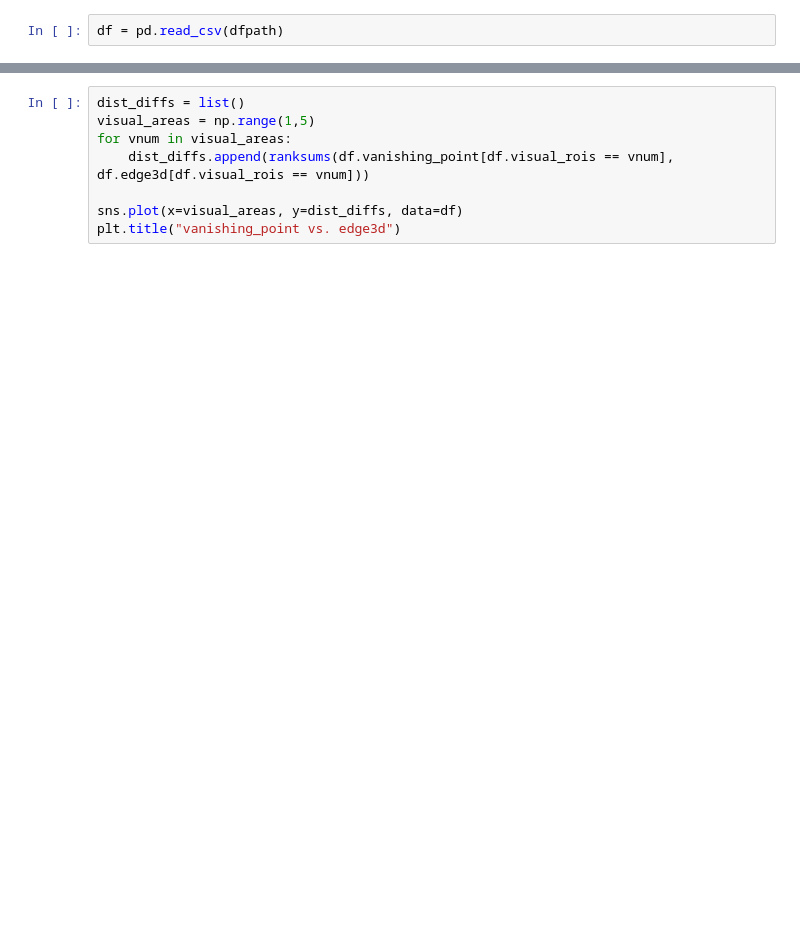
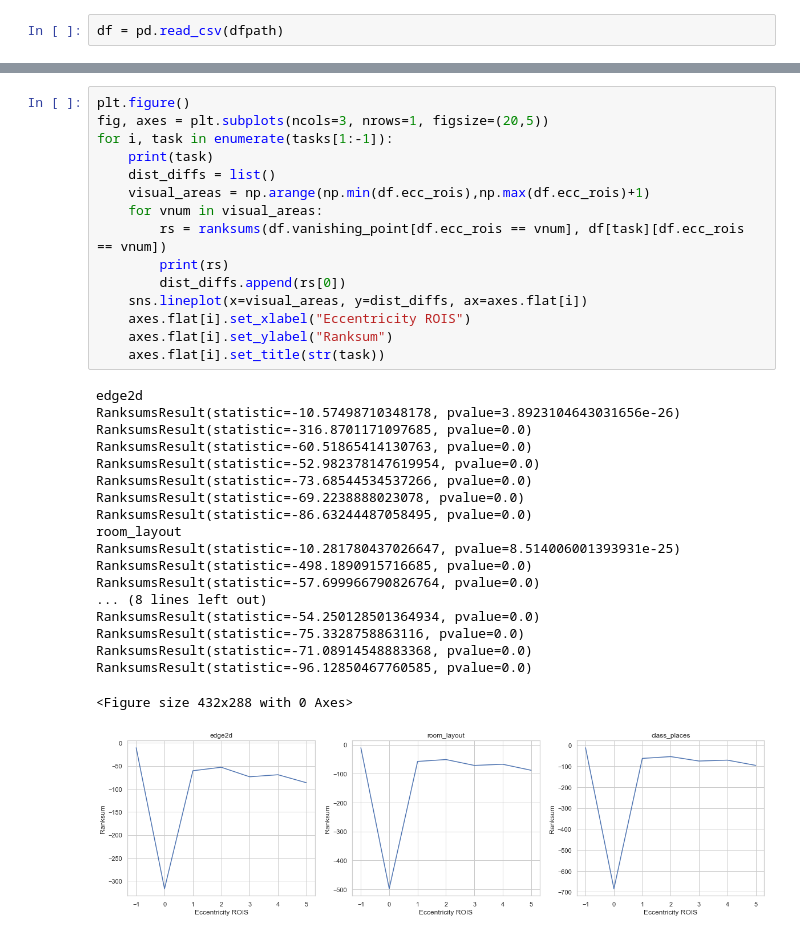
Before and after one commit to ariaaay/NSD, a Jupyter notebook: notebooks/Task_comparison.ipynb, the cells around one changed output, grey strips where cells are left out. Drawn from its saved outputs; the diff is of its cells as text; blank space fills up the shorter version.

```diff
--- a/notebooks/Task_comparison.ipynb
+++ b/notebooks/Task_comparison.ipynb
@@ -40,8 +46,35 @@ DataError: No numeric types to aggregate
-# %%
-dist_diffs = list()
-visual_areas = np.range(1,5)
-for vnum in visual_areas:
-    dist_diffs.append(ranksums(df.vanishing_point[df.visual_rois == vnum], df.edge3d[df.visual_rois == vnum]))
-
-sns.plot(x=visual_areas, y=dist_diffs, data=df)
-plt.title("vanishing_point vs. edge3d")
+# %%
+plt.figure()
+fig, axes = plt.subplots(ncols=3, nrows=1, figsize=(20,5))
+for i, task in enumerate(tasks[1:-1]):
+    print(task)
+    dist_diffs = list()
+    visual_areas = np.arange(np.min(df.ecc_rois),np.max(df.ecc_rois)+1)
+    for vnum in visual_areas:
+        rs = ranksums(df.vanishing_point[df.ecc_rois == vnum], df[task][df.ecc_rois == vnum])
+        print(rs)
+        dist_diffs.append(rs[0])
+    sns.lineplot(x=visual_areas, y=dist_diffs, ax=axes.flat[i])
+    axes.flat[i].set_xlabel("Eccentricity ROIS")
+    axes.flat[i].set_ylabel("Ranksum")
+    axes.flat[i].set_title(str(task))
+# %% [output]
+edge2d
+RanksumsResult(statistic=-10.57498710348178, pvalue=3.8923104643031656e-26)
+RanksumsResult(statistic=-316.8701171097685, pvalue=0.0)
+RanksumsResult(statistic=-60.51865414130763, pvalue=0.0)
+RanksumsResult(statistic=-52.982378147619954, pvalue=0.0)
+RanksumsResult(statistic=-73.68544534537266, pvalue=0.0)
+RanksumsResult(statistic=-69.2238888023078, pvalue=0.0)
+RanksumsResult(statistic=-86.63244487058495, pvalue=0.0)
+room_layout
+RanksumsResult(statistic=-10.281780437026647, pvalue=8.514006001393931e-25)
+RanksumsResult(statistic=-498.1890915716685, pvalue=0.0)
+RanksumsResult(statistic=-57.699966790826764, pvalue=0.0)
+... (8 lines left out)
+RanksumsResult(statistic=-54.250128501364934, pvalue=0.0)
+RanksumsResult(statistic=-75.3328758863116, pvalue=0.0)
+RanksumsResult(statistic=-71.08914548883368, pvalue=0.0)
+RanksumsResult(statistic=-96.12850467760585, pvalue=0.0)
+<Figure size 432x288 with 0 Axes>
+[figure, added]
```
Also changed, not shown: parts of 13 cells of this notebook.
